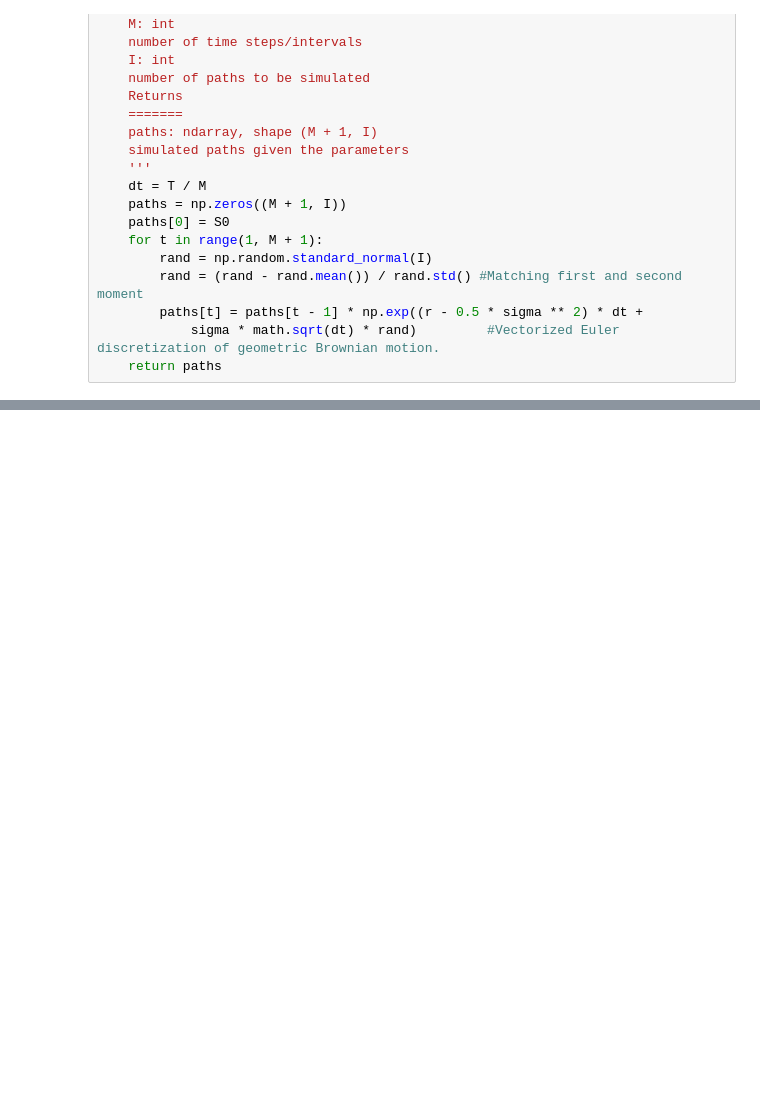
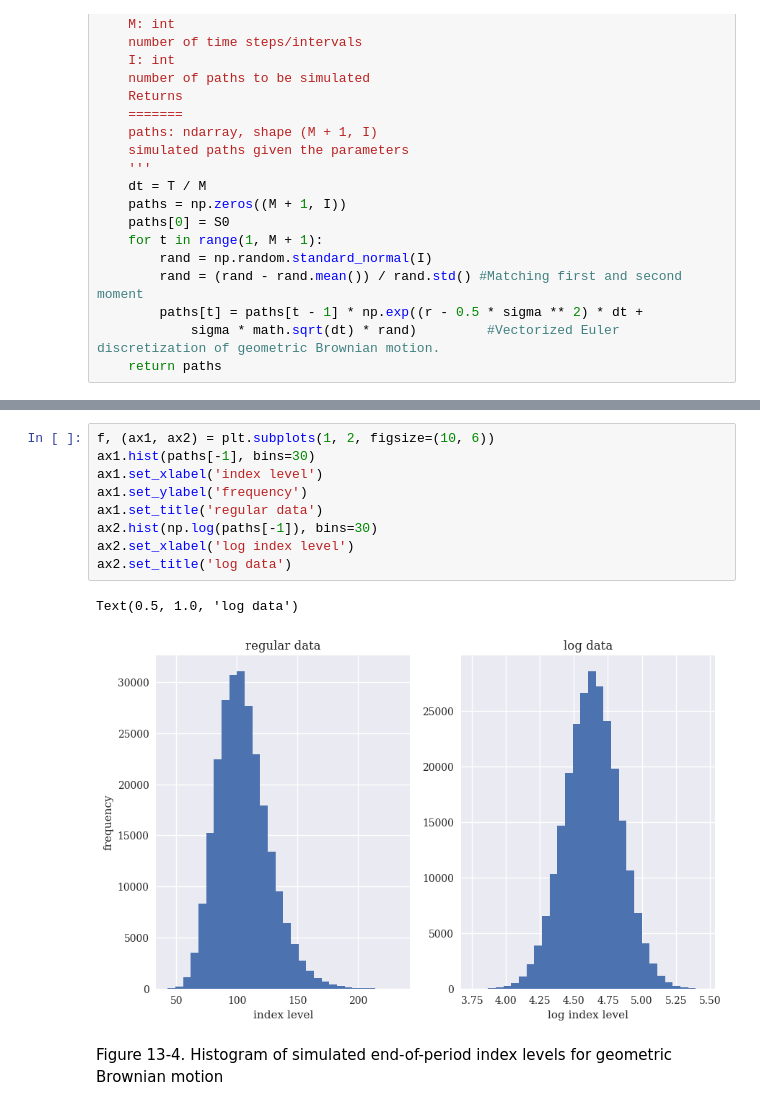
Before and after one commit to Youngsoo1024/Python_Finance, a Jupyter notebook: Chap13/ch13_test.ipynb, the cells around one changed output, grey strips where cells are left out. Drawn from its saved outputs; the diff is of its cells as text; blank space fills up the shorter version.

```diff
--- a/Chap13/ch13_test.ipynb
+++ b/Chap13/ch13_test.ipynb
@@ -63,0 +201,14 @@ def gen_paths(S0, r, sigma, T, M, I):
+# %%
+f, (ax1, ax2) = plt.subplots(1, 2, figsize=(10, 6))
+ax1.hist(paths[-1], bins=30)
+ax1.set_xlabel('index level')
+ax1.set_ylabel('frequency')
+ax1.set_title('regular data')
+ax2.hist(np.log(paths[-1]), bins=30)
+ax2.set_xlabel('log index level')
+ax2.set_title('log data')
+# %% [output]
+Text(0.5, 1.0, 'log data')
+[figure, added]
+# %% [markdown]
+Figure 13-4. Histogram of simulated end-of-period index levels for geometric Brownian motion
```
Also changed, not shown: parts of 27 cells of this notebook.
